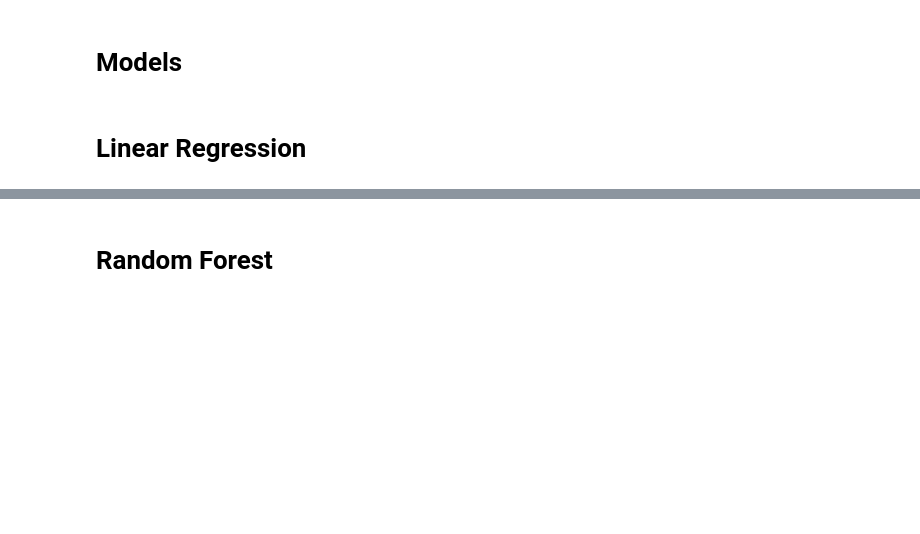
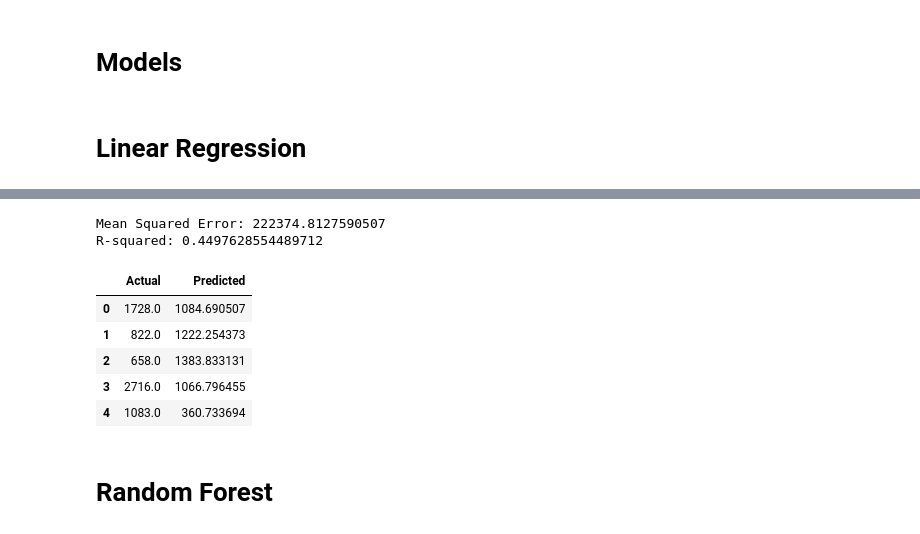
Before and after one commit to izazaka/ML, a Jupyter notebook: CA_ML.ipynb, the cells around one changed output, grey strips where cells are left out. Drawn from its saved outputs; the diff is of its cells as text; code cells hidden in the pictures; blank space fills up the shorter version.

Commit message:
ML
I have selected all the ML for this project but they did not perform well. Now I need to adjust the parameters and test without PCA

```diff
--- a/CA_ML.ipynb
+++ b/CA_ML.ipynb
@@ -494,3 +494,40 @@ Root Mean Squared Error: 483.7481267767133
+# %%
+from sklearn.linear_model import LinearRegression
+from sklearn.model_selection import train_test_split
+from sklearn.metrics import mean_squared_error, r2_score
+
+# Assuming X and y are your feature matrix and target variable, respectively
+# Split the dataset into training and testing sets
+X_train, X_test, y_train, y_test = train_test_split(X, y, test_size = 0.2, random_state = 12)
+
+# Initialize the Linear Regression model
+linear_reg = LinearRegression()
+
+# Train the Linear Regression model
+linear_reg.fit(X_train, y_train)
+
+# Make predictions on the test set
+y_pred = linear_reg.predict(X_test)
+
+# Evaluate the model performance
+mse = mean_squared_error(y_test, y_pred)
+r2 = r2_score(y_test, y_pred)
+
+print(f'Mean Squared Error: {mse}')
+print(f'R-squared: {r2}')
+# %% [output]
+Mean Squared Error: 222374.8127590507
+R-squared: 0.4497628554489712
+# %%
+pred = pd.DataFrame({'Actual': y_test, 'Predicted': y_pred})
+pred.head()
+# %% [output]
+|  | Actual | Predicted |
+| 0 | 1728.0 | 1084.690507 |
+| 1 | 822.0 | 1222.254373 |
+| 2 | 658.0 | 1383.833131 |
+| 3 | 2716.0 | 1066.796455 |
+| 4 | 1083.0 | 360.733694 |
 # %% [markdown]
 # Random Forest
 # %%
```
Also changed, not shown: parts of 28 cells of this notebook, 2 other files.
